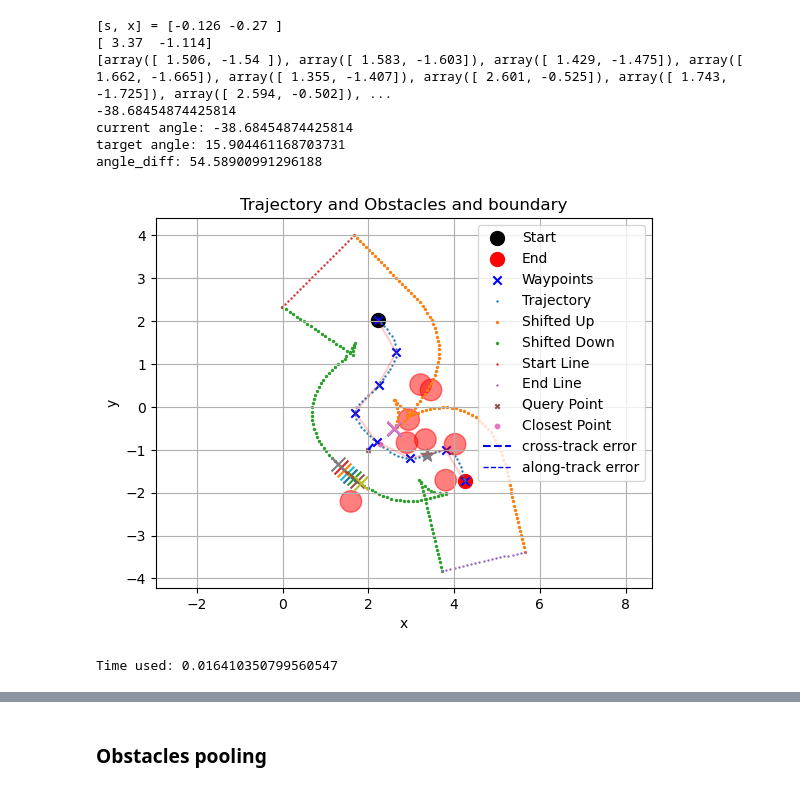
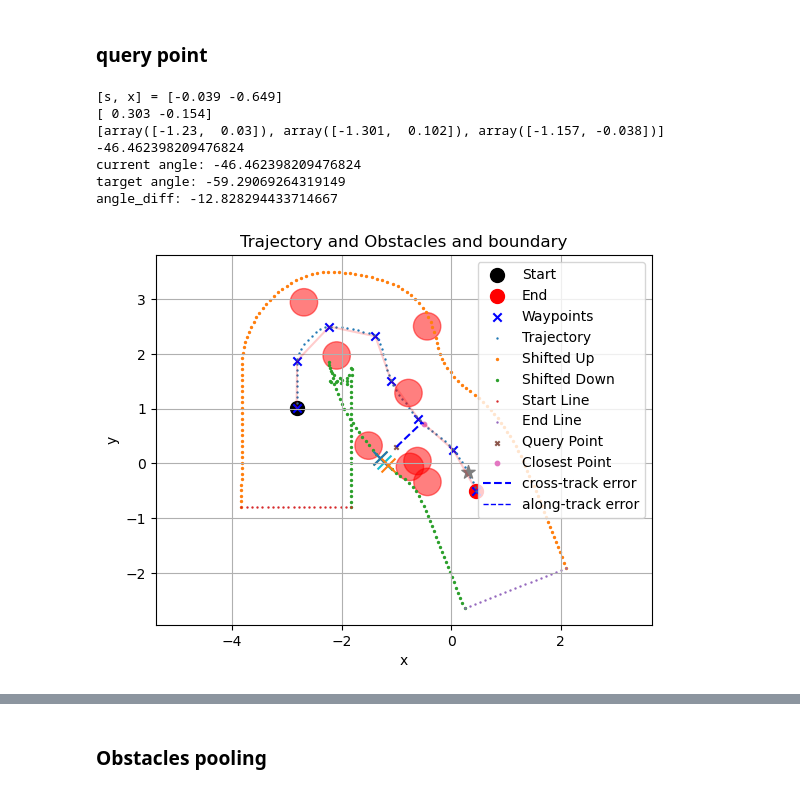
Before and after one commit to SpartanTan/RL-everything, a Jupyter notebook: torh_tutorial/generate_path.ipynb, the cells around one changed output, grey strips where cells are left out. Drawn from its saved outputs; the diff is of its cells as text; code cells hidden in the pictures.

```diff
--- a/torh_tutorial/generate_path.ipynb
+++ b/torh_tutorial/generate_path.ipynb
@@ -8,6 +12,7 @@ from scipy.interpolate import CubicSpline
 from scipy.integrate import cumtrapz
 from scipy.spatial import cKDTree
 from shapely.geometry import Polygon, Point, LineString
+import pickle
 
 np.seterr(all='ignore')
 np.set_printoptions(precision=3, suppress=True)
@@ -266,7 +271,7 @@ class Path():
         line_points = np.array([(1 - t_i) * point_a + t_i * point_b for t_i in t])
         return line_points
 
-    def minimum_distance_to_walls(self, point, method: str = 'kdtree', num_of_closest_points=1):
+    def minimum_distance_to_walls(self, point, method: str = 'kdtree', num_of_closest_points=2):
         """
         Return the minimum distance to the nearest wall and that closest point
 
@@ -491,18 +496,3 @@ class Path():
             self.reset()
         if self.is_waypoints_in_obstacles():
             self.reset()
-
-
-testPath = Path(trajectory_point_interval=0.1,
-                No=8, Nw=8, Lp=6, mu_r=0.25, sigma_d=0.8, shift_distance=1)
-testPath.reset()
-testPath.render(if_yaw_angle=True)
-testPath.print_shape()
-endtime = time.time()
-print(f"Time used: {endtime - starttime}")
-
-# atr_position = np.array([testPath.waypoints[3,0], testPath.waypoints[3, 1]])
-# print(atr_position)
-# min_distance, closest_point = testPath.minimum_distance_to_walls(atr_position)
-# plt.scatter(atr_position[0], atr_position[1], s=100, marker='+', label='Query Point')
-# plt.scatter(closest_point[0], closest_point[1], s=50, marker='+', label='Closest Point')
@@ -520,0 +523,3 @@ Time used: 0.0851140022277832
+# %%
+with open("testPath.pkl", "wb") as file:
+    pickle.dump(testPath, file)
@@ -520,0 +528,4 @@ Time used: 0.0851140022277832
+# %%
+with open("testPath.pkl", "rb") as file:
+    testPath:Path = pickle.load(file)
+testPath.render(if_yaw_angle=False)
@@ -521,40 +534,35 @@ Time used: 0.0851140022277832
+# %% [markdown]
+### query point
 # %%
-query_point = np.array([2.0, -1.0])
-num_of_closest_points = 10
+query_point = np.array([-1.0, 0.3])
+# query_point = np.array([0.0, 1.0])
+
+num_of_closest_points = 3
 eta, index_of_the_closest_point, look_ahead_point, target_point_yaw = testPath.calculate_error_vector(query_point)
 
 min_distance_to_walls, closest_point_on_walls = testPath.minimum_distance_to_walls(query_point, method='kdtree', num_of_closest_points=num_of_closest_points)
 
 testPath.render(if_yaw_angle=False)
 print(f"[s, x] = {eta}")
 print(look_ahead_point)
 plt.scatter(look_ahead_point[0],look_ahead_point[1], s=100, marker='*', label='Target Point')
 print(closest_point_on_walls)
 plt.scatter(closest_point_on_walls[1][0], closest_point_on_walls[1][1], s=100, marker='x', label='Closest Point on Walls')
 for i in range(num_of_closest_points):
     plt.scatter(closest_point_on_walls[i][0], closest_point_on_walls[i][1], s=100, marker='x', label='Closest Point on Walls')
 
 atr_current_yaw_fake = testPath.yaw_angles[index_of_the_closest_point]
 print(np.rad2deg(atr_current_yaw_fake))
 angle_diff = target_point_yaw - atr_current_yaw_fake
 print(f"current angle: {np.rad2deg(atr_current_yaw_fake)}")
 print(f"target angle: {np.rad2deg(target_point_yaw)}")
 print(f"angle_diff: {np.rad2deg(angle_diff)}")
 # %% [output]
-[s, x] = [-0.126 -0.27 ]
-[ 3.37  -1.114]
-[array([ 1.506, -1.54 ]), array([ 1.583, -1.603]), array([ 1.429, -1.475]), array([ 1.662, -1.665]), array([ 1.355, -1.407]), array([ 2.601, -0.525]), array([ 1.743, -1.725]), array([ 2.594, -0.502]), ...
--38.68454874425814
-current angle: -38.68454874425814
-target angle: 15.904461168703731
-angle_diff: 54.58900991296188
+[s, x] = [-0.039 -0.649]
+[ 0.303 -0.154]
+[array([-1.23,  0.03]), array([-1.301,  0.102]), array([-1.157, -0.038])]
+-46.462398209476824
+current angle: -46.462398209476824
+target angle: -59.29069264319149
+angle_diff: -12.828294433714667
-[figure, old version]
+[figure, new version]
-# %%
-starttime = time.time()
-for i in range(62):
-    eta, index_of_the_closest_point, look_ahead_point, target_point_yaw = testPath.calculate_error_vector(query_point)
-    min_distance_to_walls, closest_point_on_walls = testPath.minimum_distance_to_walls(query_point, method='kdtree', num_of_closest_points=num_of_closest_points)
-endtime = time.time()
-print(f"Time used: {endtime - starttime}")
-# %% [output]
-Time used: 0.016410350799560547
```
Also changed, not shown: parts of 40 cells of this notebook, 3 other files.
